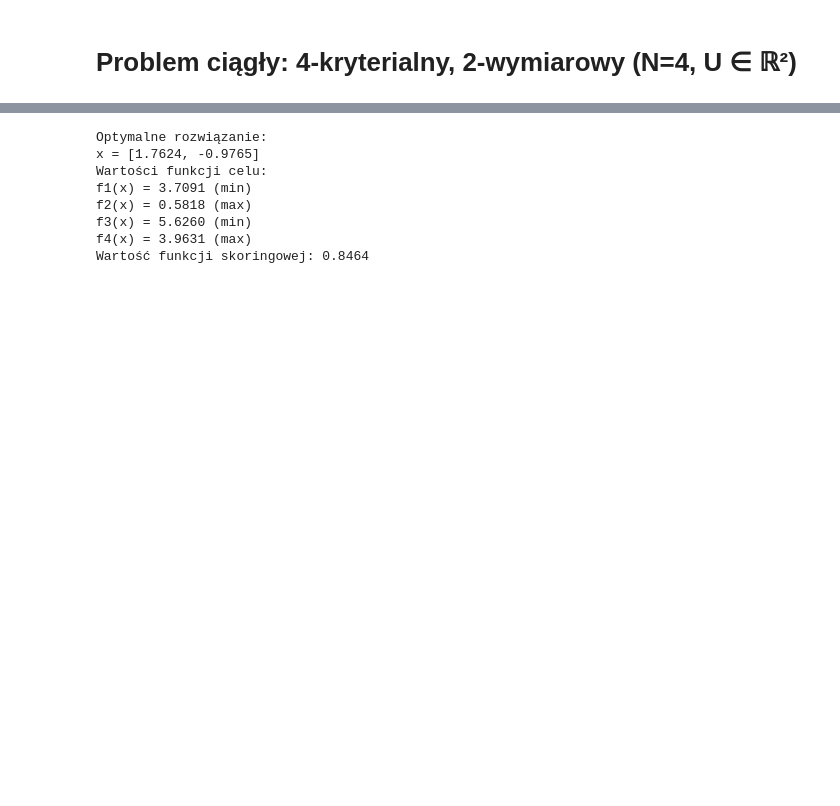
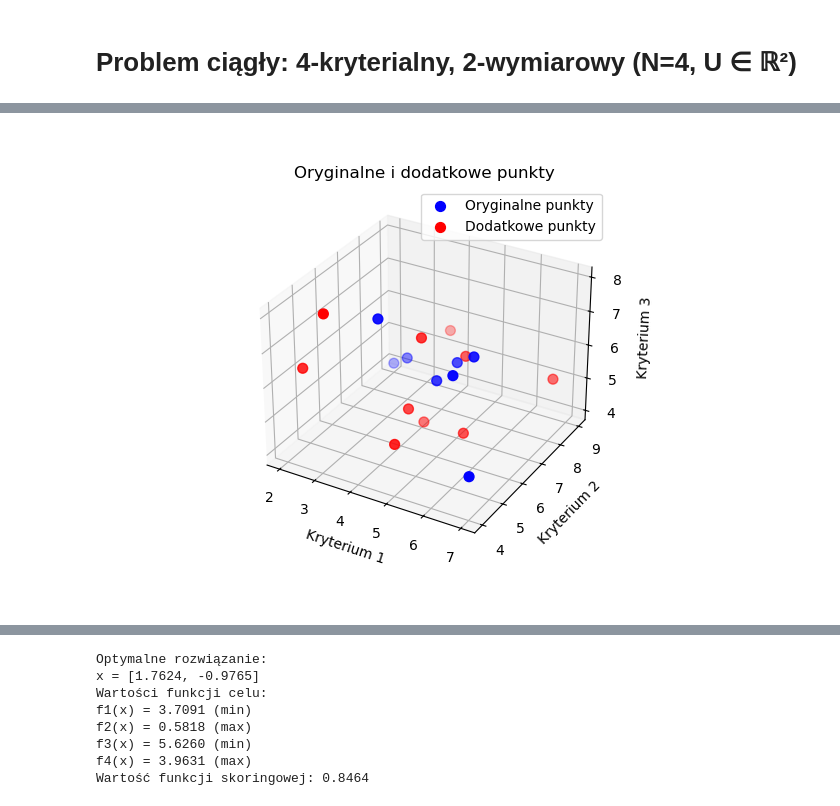
Before and after one commit to AGH-Evil-Inc/OW_SS_KK_LS, a Jupyter notebook: OW_3/RSM.ipynb, the cells around one changed output, grey strips where cells are left out. Drawn from its saved outputs; the diff is of its cells as text; code cells hidden in the pictures; blank space fills up the shorter version.

```diff
--- a/OW_3/RSM.ipynb
+++ b/OW_3/RSM.ipynb
@@ -3,26 +7,23 @@
 # %%
-import numpy as np
+%matplotlib widget
+
+# Dane wejściowe zgodnie z podanymi wartościami
+alternatives = np.array([
+    [5, 7, 6],
+    [3, 8, 5],
+    [6, 6, 7],
+    [2, 9, 4],
+    [4, 5, 8],
+    [7, 4, 5],
+    [5, 6, 6],
+    [6, 5, 7]
+])
+
+directions = np.array([-1, 1, -1])
+a = np.array([2, 9, 4])
+b = np.array([7, 4, 8])
 
 def continuous_reference_set_method(alternatives, directions, a, b, n_extra=100):
-    """
-    'Ciągła' wersja metody RSM dla tych samych danych wejściowych.
-    Oprócz podanych alternatyw (dyskretnego zbioru punktów), generujemy dodatkowe,
-    ciągłe rozwiązania w przestrzeni pomiędzy a i b.
-
-    Parametry:
-    - alternatives: numpy array (N x M), N - liczba alternatyw, M - liczba kryteriów
-    - directions: numpy array (M,), wartości 1 (max) lub -1 (min) dla każdego kryterium
-    - a: numpy array (M,), punkty aspiracji
-    - b: numpy array (M,), punkty status quo
-    - n_extra: liczba dodatkowych punktów generowanych losowo w przestrzeni [a,b]
-
-    Zwraca:
-    - ranking: numpy array z indeksami punktów (oryginalnych i nowych) posortowanych według scoringu malejąco
-    - scores: numpy array z wartościami funkcji scoringowej dla każdego punktu
-    - all_points: numpy array z wszystkimi rozważanymi punktami w przestrzeni kryteriów
-                  (najpierw oryginalne, potem nowo wygenerowane)
-    """
-
     rng = np.random.default_rng()
     M = alternatives.shape[1]
 
@@ -59,35 +60,38 @@ def continuous_reference_set_method(alternatives, directions, a, b, n_extra=100)
 
     return ranking, scores, all_points
 
-
-# Dane wejściowe zgodnie z podanymi wartościami
-alternatives = np.array([
-    [5, 7, 6],
-    [3, 8, 5],
-    [6, 6, 7],
-    [2, 9, 4],
-    [4, 5, 8],
-    [7, 4, 5],
-    [5, 6, 6],
-    [6, 5, 7]
-])
-
-directions = np.array([-1, 1, -1])
-a = np.array([2, 9, 4])
-b = np.array([7, 4, 8])
-
 # Wywołanie metody "ciągłej" RSM
 ranking, scores, all_points = continuous_reference_set_method(alternatives, directions, a, b, n_extra=10)
 
-print("Ranking (indeksy punktów w all_points):", ranking)
-print("Scores:", scores)
-print("All Points:")
-print(all_points)
+# Rozdzielenie punktów na oryginalne i dodatkowe
+n_original = len(alternatives)
+original_points = all_points[:n_original]
+extra_points = all_points[n_original:]
 
-# Jeśli chcemy rozróżnić, które punkty były oryginalne, a które są dodatkowe:
-n_original = len(alternatives)
-print("\nOryginalne punkty (pierwsze {}):".format(n_original))
-print(all_points[:n_original])
-print("\nDodatkowo wygenerowane punkty (ostatnie {}):".format(len(all_points)-n_original))
-print(all_points[n_original:])
+# Włączenie trybu interaktywnego
+plt.ion()
+
+# Wykres 1: Oryginalne punkty
+fig1 = plt.figure()
+ax1 = fig1.add_subplot(111, projection='3d')
+ax1.scatter(alternatives[:, 0], alternatives[:, 1], alternatives[:, 2], color='blue', s=50, label='Oryginalne punkty')
+ax1.set_xlabel('Kryterium 1')
+ax1.set_ylabel('Kryterium 2')
+ax1.set_zlabel('Kryterium 3')
+ax1.set_title('Oryginalne alternatywy')
+ax1.legend()
+
+# Wykres 2: Wszystkie punkty (oryginalne + wygenerowane)
+fig2 = plt.figure()
+ax2 = fig2.add_subplot(111, projection='3d')
+ax2.scatter(original_points[:, 0], original_points[:, 1], original_points[:, 2], color='blue', s=50, label='Oryginalne punkty')
+ax2.scatter(extra_points[:, 0], extra_points[:, 1], extra_points[:, 2], color='red', s=50, label='Dodatkowe punkty')
+ax2.set_xlabel('Kryterium 1')
+ax2.set_ylabel('Kryterium 2')
+ax2.set_zlabel('Kryterium 3')
+ax2.set_title('Oryginalne i dodatkowe punkty')
+ax2.legend()
+
+# Wyświetlenie interaktywnych wykresów
+plt.show()
 # %% [output]
@@ -110,0 +98 @@ All Points:
+[figure, added]
```
Also changed, not shown: parts of 3 cells of this notebook, 4 other files.
